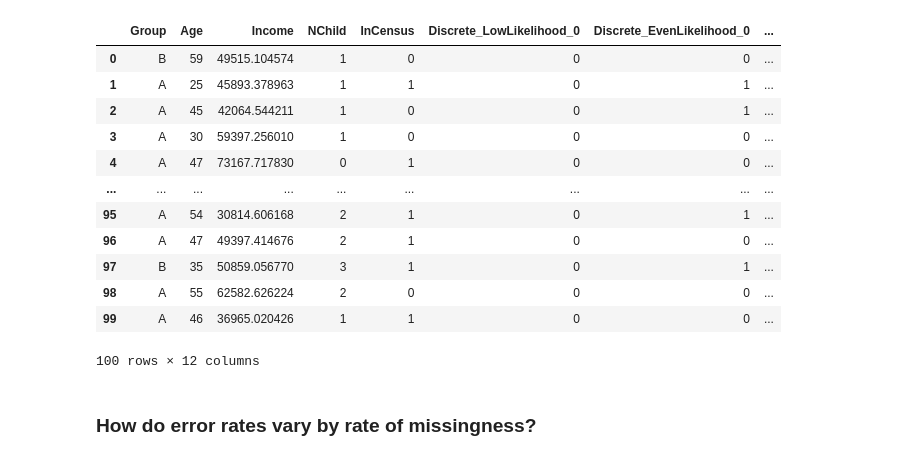
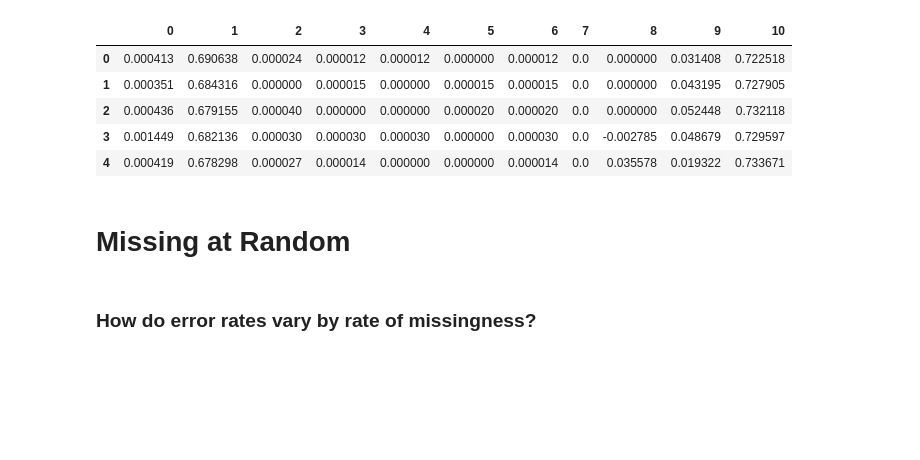
Before and after one commit to Beau-Smit/missing-data, a Jupyter notebook: Takeaways.ipynb, the cells around one changed output. Cells and saved outputs as stored; diff of their text form; code cells hidden in the pictures; blank space fills up the shorter version.

```diff
--- a/Takeaways.ipynb
+++ b/Takeaways.ipynb
@@ -8,20 +12,23 @@ import pandas as pd
 # %%
 # simulate data
 sim_df = simulate_data.sim_data(**simulate_data.sim_params)
-sim_df
+
+# drop categorical feature for now
+sim_df = sim_df.drop("Group", axis=1)
+
+# normalize data
+nrml = Normalizer()
+sim_norm = nrml.fit_transform(sim_df)
+
+pd.DataFrame(sim_norm).head()
 # %% [output]
-|  | Group | Age | Income | NChild | InCensus | Discrete_LowLikelihood_0 | Discrete_EvenLikelihood_0 | ... |
-| 0 | B | 59 | 49515.104574 | 1 | 0 | 0 | 0 | ... |
-| 1 | A | 25 | 45893.378963 | 1 | 1 | 0 | 1 | ... |
-| 2 | A | 45 | 42064.544211 | 1 | 0 | 0 | 1 | ... |
-| 3 | A | 30 | 59397.256010 | 1 | 0 | 0 | 0 | ... |
-| 4 | A | 47 | 73167.717830 | 0 | 1 | 0 | 0 | ... |
-| ... | ... | ... | ... | ... | ... | ... | ... | ... |
-| 95 | A | 54 | 30814.606168 | 2 | 1 | 0 | 1 | ... |
-| 96 | A | 47 | 49397.414676 | 2 | 1 | 0 | 0 | ... |
-| 97 | B | 35 | 50859.056770 | 3 | 1 | 0 | 1 | ... |
-| 98 | A | 55 | 62582.626224 | 2 | 0 | 0 | 0 | ... |
-| 99 | A | 46 | 36965.020426 | 1 | 1 | 0 | 0 | ... |
+|  | 0 | 1 | 2 | 3 | 4 | 5 | 6 | 7 | 8 | 9 | 10 |
+| 0 | 0.000413 | 0.690638 | 0.000024 | 0.000012 | 0.000012 | 0.000000 | 0.000012 | 0.0 | 0.000000 | 0.031408 | 0.722518 |
+| 1 | 0.000351 | 0.684316 | 0.000000 | 0.000015 | 0.000000 | 0.000015 | 0.000015 | 0.0 | 0.000000 | 0.043195 | 0.727905 |
+| 2 | 0.000436 | 0.679155 | 0.000040 | 0.000000 | 0.000000 | 0.000020 | 0.000020 | 0.0 | 0.000000 | 0.052448 | 0.732118 |
+| 3 | 0.001449 | 0.682136 | 0.000030 | 0.000030 | 0.000030 | 0.000000 | 0.000030 | 0.0 | -0.002785 | 0.048679 | 0.729597 |
+| 4 | 0.000419 | 0.678298 | 0.000027 | 0.000014 | 0.000000 | 0.000000 | 0.000014 | 0.0 | 0.035578 | 0.019322 | 0.733671 |
-100 rows × 12 columns
+# %% [markdown]
+# Missing at Random
 # %% [markdown]
 ### How do error rates vary by rate of missingness?
```
Also changed, not shown: parts of 12 cells of this notebook.
